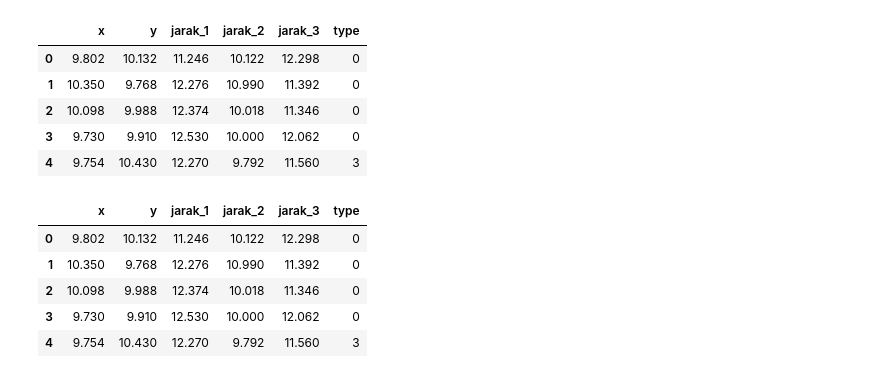
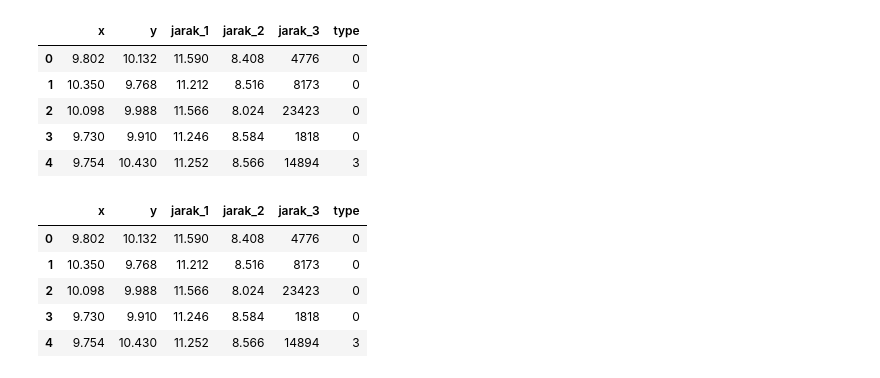
Before and after one commit to FaliaAmalia/Tugas_Damin2403, a Jupyter notebook: TugasDamin_KMeans.ipynb, the cells around one changed output. Saved outputs shown, nothing was run; the diff lists cells and outputs as text; code cells hidden in the pictures.

```diff
--- a/TugasDamin_KMeans.ipynb
+++ b/TugasDamin_KMeans.ipynb
@@ -17,23 +17,23 @@ Saving datadamin1.csv to datadamin1.csv
 # %%
-data = pd.read_csv('datadamin1.csv')
+data = pd.read_csv('datadamins.csv')
 data.head()
 # %% [output]
 |  | x | y | jarak_1 | jarak_2 | jarak_3 | type |
-| 0 | 9.802 | 10.132 | 11.246 | 10.122 | 12.298 | 0 |
-| 1 | 10.350 | 9.768 | 12.276 | 10.990 | 11.392 | 0 |
-| 2 | 10.098 | 9.988 | 12.374 | 10.018 | 11.346 | 0 |
-| 3 | 9.730 | 9.910 | 12.530 | 10.000 | 12.062 | 0 |
-| 4 | 9.754 | 10.430 | 12.270 | 9.792 | 11.560 | 3 |
+| 0 | 9.802 | 10.132 | 11.590 | 8.408 | 4776 | 0 |
+| 1 | 10.350 | 9.768 | 11.212 | 8.516 | 8173 | 0 |
+| 2 | 10.098 | 9.988 | 11.566 | 8.024 | 23423 | 0 |
+| 3 | 9.730 | 9.910 | 11.246 | 8.584 | 1818 | 0 |
+| 4 | 9.754 | 10.430 | 11.252 | 8.566 | 14894 | 3 |
 # %%
-data_fix = data[['x','y','jarak_1','jarak_2','jarak_3','type']].head(500)
+data_fix = data[['x','y','jarak_1','jarak_2','jarak_3','type']].head(300)
 data_fix.head()
 # %% [output]
 |  | x | y | jarak_1 | jarak_2 | jarak_3 | type |
-| 0 | 9.802 | 10.132 | 11.246 | 10.122 | 12.298 | 0 |
-| 1 | 10.350 | 9.768 | 12.276 | 10.990 | 11.392 | 0 |
-| 2 | 10.098 | 9.988 | 12.374 | 10.018 | 11.346 | 0 |
-| 3 | 9.730 | 9.910 | 12.530 | 10.000 | 12.062 | 0 |
-| 4 | 9.754 | 10.430 | 12.270 | 9.792 | 11.560 | 3 |
+| 0 | 9.802 | 10.132 | 11.590 | 8.408 | 4776 | 0 |
+| 1 | 10.350 | 9.768 | 11.212 | 8.516 | 8173 | 0 |
+| 2 | 10.098 | 9.988 | 11.566 | 8.024 | 23423 | 0 |
+| 3 | 9.730 | 9.910 | 11.246 | 8.584 | 1818 | 0 |
+| 4 | 9.754 | 10.430 | 11.252 | 8.566 | 14894 | 3 |
 # %%
 data_fix['type'].value_counts()
 # %% [output]
```
Also changed, not shown: parts of 7 cells of this notebook.
